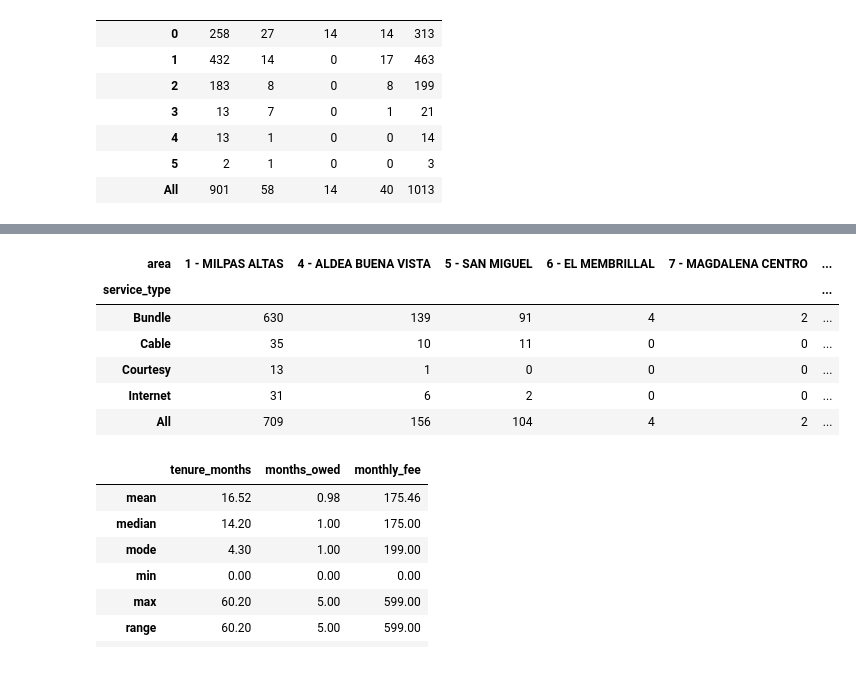
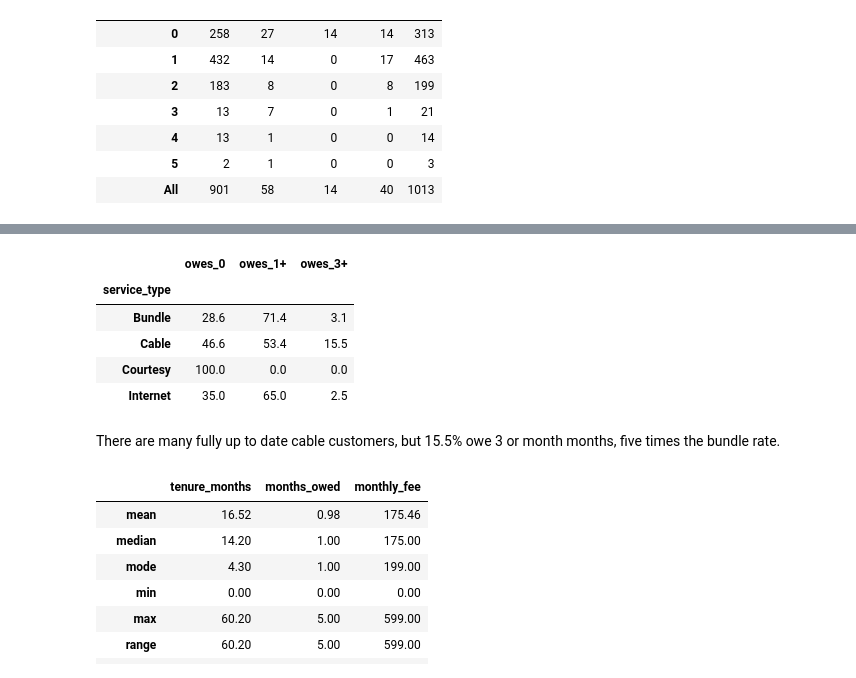
Before and after one commit to mafs794/payments-statistical-techniques-ca1, a Jupyter notebook: ca1.ipynb, the cells around one changed output, grey strips where cells are left out. Saved outputs shown, nothing was run; the diff lists cells and outputs as text; code cells hidden in the pictures.

```diff
--- a/ca1.ipynb
+++ b/ca1.ipynb
@@ -419,13 +433,19 @@ pd.crosstab(process_data["months_owed"], process_data["service_type"], margins=T
 # %%
-pd.crosstab(process_data["service_type"], process_data["area"], margins=True)
+summary = pd.DataFrame({
+    "owes_0":   process_data.groupby("service_type")["months_owed"].apply(lambda x: (x == 0).mean() * 100),
+    "owes_1+":  process_data.groupby("service_type")["months_owed"].apply(lambda x: (x >= 1).mean() * 100),
+    "owes_3+":  process_data.groupby("service_type")["months_owed"].apply(lambda x: (x >= 3).mean() * 100),
+}).round(1)
+summary
 # %% [output]
-| area | 1 - MILPAS ALTAS | 4 - ALDEA BUENA VISTA | 5 - SAN MIGUEL | 6 - EL MEMBRILLAL | 7 - MAGDALENA CENTRO | ... |
-| service_type |  |  |  |  |  | ... |
-| Bundle | 630 | 139 | 91 | 4 | 2 | ... |
-| Cable | 35 | 10 | 11 | 0 | 0 | ... |
-| Courtesy | 13 | 1 | 0 | 0 | 0 | ... |
-| Internet | 31 | 6 | 2 | 0 | 0 | ... |
-| All | 709 | 156 | 104 | 4 | 2 | ... |
+|  | owes_0 | owes_1+ | owes_3+ |
+| service_type |  |  |  |
+| Bundle | 28.6 | 71.4 | 3.1 |
+| Cable | 46.6 | 53.4 | 15.5 |
+| Courtesy | 100.0 | 0.0 | 0.0 |
+| Internet | 35.0 | 65.0 | 2.5 |
+# %% [markdown]
+There are many fully up to date cable customers, but 15.5% owe 3 or month months, five times the bundle rate.
 # %%
 pd.concat([describe_var(c, process_data) for c in ["tenure_months", "months_owed", "monthly_fee"]], axis=1)
 # %% [output]
```
Also changed, not shown: parts of 38 cells of this notebook.
